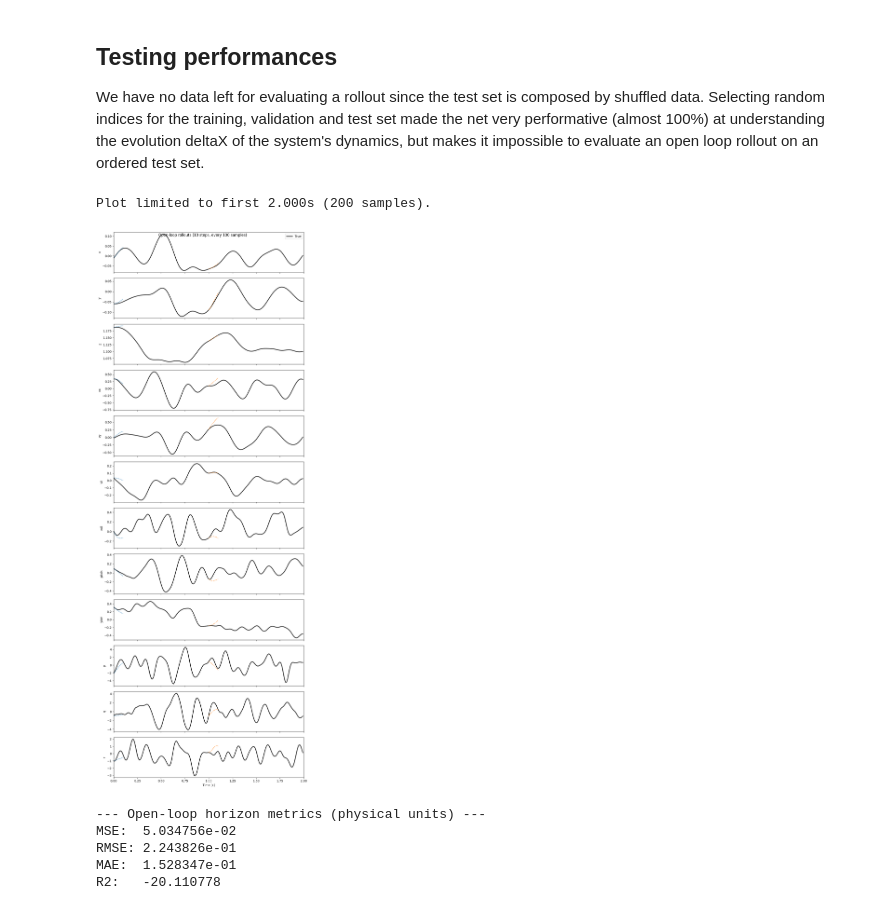
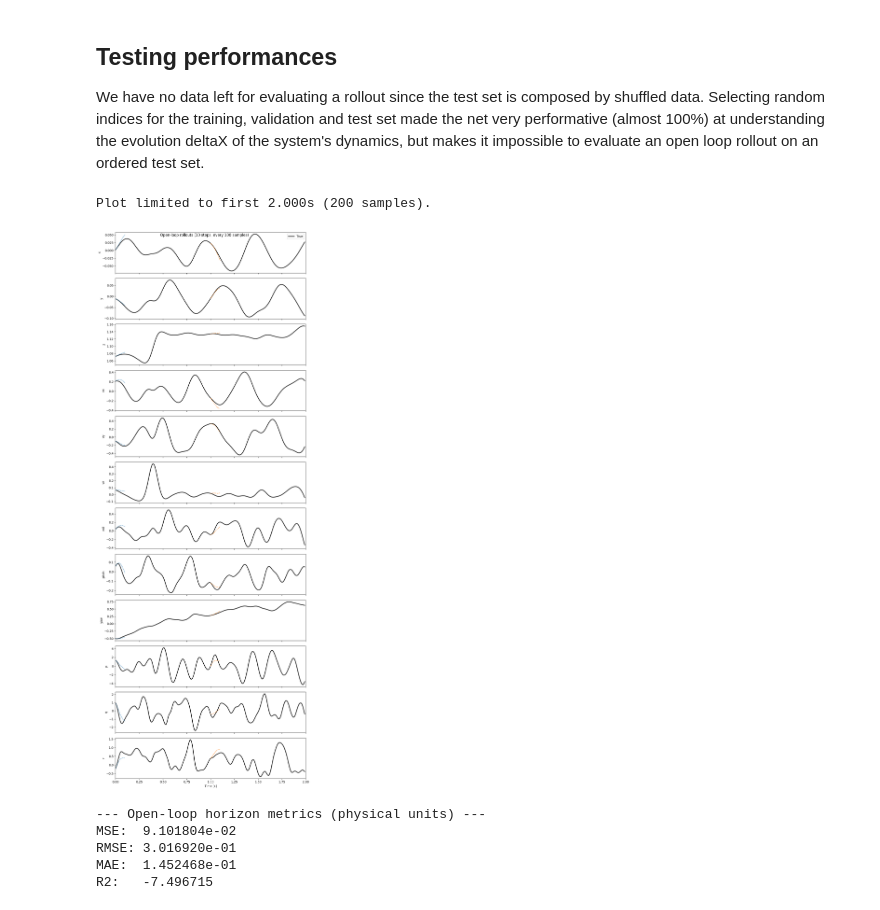
Before and after one commit to Alessandro-Di-Giorgio/Flaoty-experiments, a Jupyter notebook: 4) All_shuffle_rollout.ipynb, the cells around one changed output. Cells and saved outputs as stored; diff of their text form; code cells hidden in the pictures.

```diff
--- a/4) All_shuffle_rollout.ipynb
+++ b/4) All_shuffle_rollout.ipynb
@@ -270,8 +282,8 @@ import joblib
 import pandas as pd
 
 # --- Configuration ---
-total_epochs = 100
-eval_interval = 5    # evaluate every 100 epochs
+total_epochs = 1000
+eval_interval = 100    # evaluate every 100 epochs
 batch_size = 128
 save_dir = "checkpoints"
 
@@ -684,37 +696,37 @@ def rollout_openloop_model(
         print("\n--- Open-loop horizon metrics (physical units) ---")
         print(f"MSE:  {mse:.6e}")
         print(f"RMSE: {rmse:.6e}")
         print(f"MAE:  {mae:.6e}")
         print(f"R2:   {r2:.6f}")
 
         return {"MSE": mse, "RMSE": rmse, "MAE": mae, "R2": r2}
     else:
         print("Not enough samples to compute horizon metrics.")
         return None
 
 
 n_x = Y_test.shape[1]
 n_u = X_test.shape[1] - n_x
 
 metrics = rollout_openloop_model(
     model=load_model(model_path),
-    X_test=X_test,
+    X_test=X_test_ord,
     sc_in=sc_in,
     sc_out=sc_out,
     n_x=n_x,
     n_u=n_u,
     dt=0.01,
     N_pred=10,
     stride=100,
     t_max=2.0,   # <-- plot only first 2 seconds
     state_labels=["x","y","z","vx","vy","vz","roll","pitch","yaw","p","q","r"],
     plot_dim=12
 )
 # %% [output]
 Plot limited to first 2.000s (200 samples).
-[figure, old version]
+[figure, new version]
 --- Open-loop horizon metrics (physical units) ---
-MSE:  5.034756e-02
-RMSE: 2.243826e-01
-MAE:  1.528347e-01
-R2:   -20.110778
+MSE:  9.101804e-02
+RMSE: 3.016920e-01
+MAE:  1.452468e-01
+R2:   -7.496715
```
Also changed, not shown: parts of 4 cells of this notebook.
